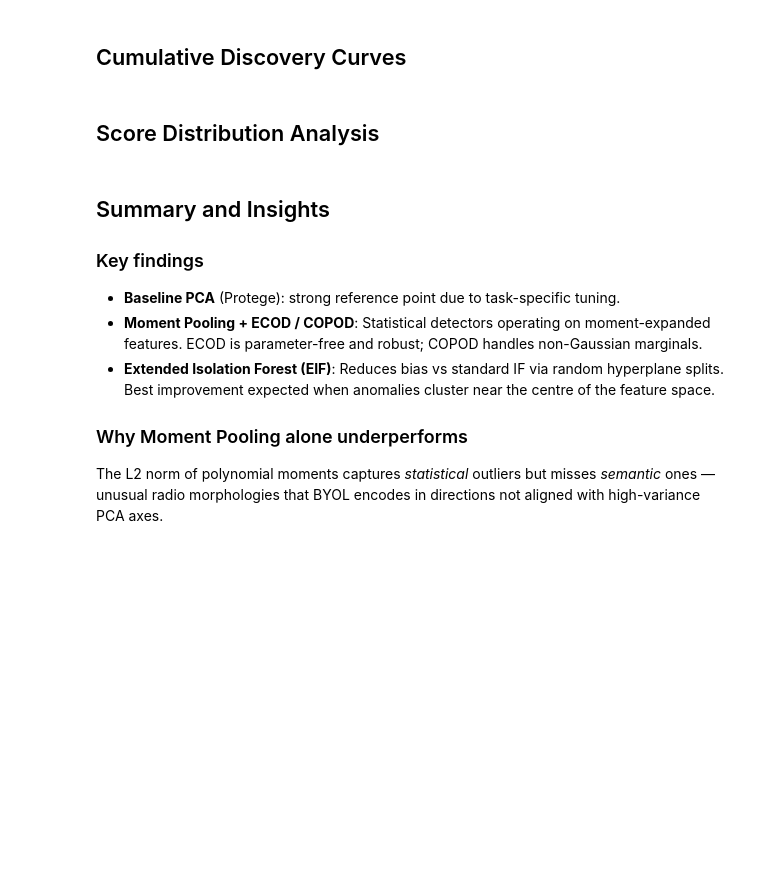
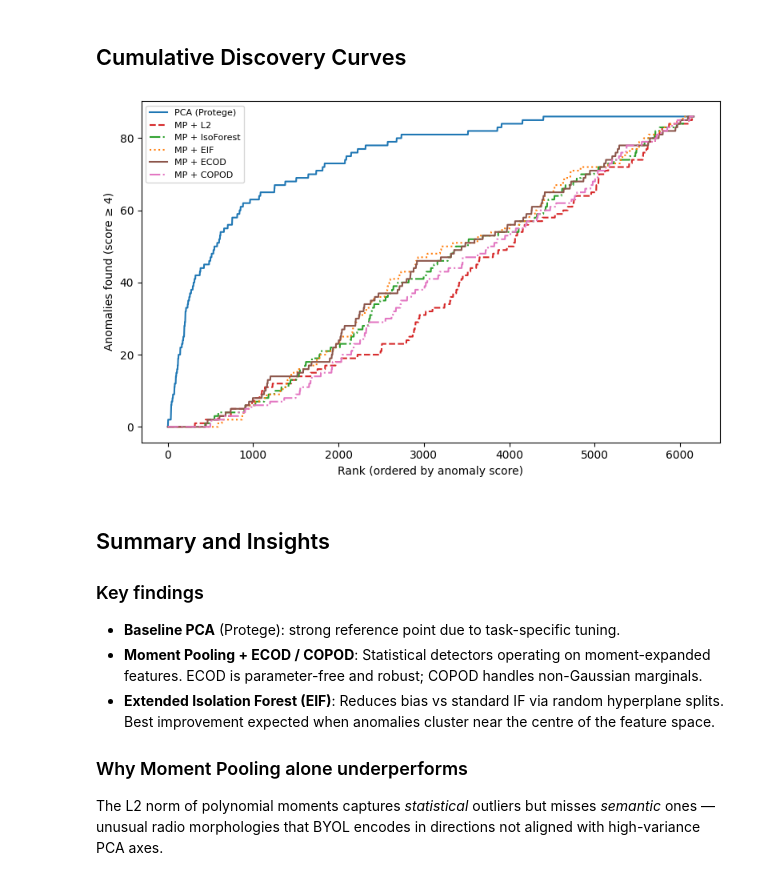
Before and after one commit to MioraRandrianasy/MGCLS_Moment_pooling_vs_PCA, a Jupyter notebook: scripts/evaluation.ipynb, the cells around one changed output. Cells and saved outputs as stored; diff of their text form; code cells hidden in the pictures; blank space fills up the shorter version.

```diff
--- a/scripts/evaluation.ipynb
+++ b/scripts/evaluation.ipynb
@@ -201,7 +249,6 @@ all_methods = {
     "PCA (Protege)": pca_scores,
     "MP + L2": mp_l2_scores,
     "MP + IsoForest": mp_iso_scores,
-    "PCA + IsoForest": pca_iso_scores,
     "MP + EIF": mp_eif_scores,
     "MP + ECOD": mp_ecod_scores,
     "MP + COPOD": mp_copod_scores,
@@ -223,42 +279,32 @@ display(df_results.sort_values("ROC-AUC (4-5)", ascending=False))
 # %% [markdown]
 ## Cumulative Discovery Curves
 # %%
-fig, axes = plt.subplots(1, 2, figsize=(14, 5))
+fig, ax = plt.subplots(figsize=(8, 5))
 
-colors = ['#1f77b4', '#d62728', '#2ca02c', '#ff7f0e', '#9467bd', '#8c564b', '#e377c2']
-linestyles = ['-', '--', '-.', ':', '-', '--', '-.']
+colors = ['#1f77b4', '#d62728', '#2ca02c', '#ff7f0e', '#8c564b', '#e377c2']
+linestyles = ['-', '--', '-.', ':', '-', '-.']
 
-ax = axes[0]
+# Plot methods
 for (name, scores), c, ls in zip(all_methods.items(), colors, linestyles):
     cum = cumulative_sum(scores, y_interesting)
     ax.plot(cum, label=name, color=c, linestyle=ls)
 
 # Random baseline
-n = len(y_interesting)
-n_anom = y_interesting.sum()
-ax.plot(np.linspace(0, n_anom, n), label='Random', color='gray', linestyle=':', linewidth=1)
+#n = len(y_interesting)
+#n_anom = y_interesting.sum()
+#ax.plot(np.linspace(0, n_anom, n),
+#        label='Random',
+#        color='gray',
+#        linestyle=':',
+#        linewidth=1)
 
+# Labels & styling
 ax.set_xlabel('Rank (ordered by anomaly score)')
 ax.set_ylabel('Anomalies found (score ≥ 4)')
-ax.set_title('Cumulative Anomaly Discovery')
+#ax.set_title('Cumulative Anomaly Discovery')
 ax.legend(fontsize=8)
-ax.grid(True, alpha=0.3)
-
-# Zoom into top-200
-ax2 = axes[1]
-for (name, scores), c, ls in zip(all_methods.items(), colors, linestyles):
-    cum = cumulative_sum(scores, y_interesting)
-    ax2.plot(cum[:200], label=name, color=c, linestyle=ls)
-ax2.plot(np.linspace(0, min(n_anom, 200 * n_anom / n), 200), label='Random', color='gray', linestyle=':', linewidth=1)
-ax2.axvline(100, color='black', linestyle='--', alpha=0.4, label='k=100')
-ax2.set_xlabel('Rank (top 200)')
-ax2.set_ylabel('Anomalies found')
-ax2.set_title('Cumulative Discovery — Top 200 (zoomed)')
-ax2.legend(fontsize=8)
-ax2.grid(True, alpha=0.3)
 
 plt.tight_layout()
-plt.savefig('discovery_curves.png', dpi=150, bbox_inches='tight')
 plt.show()
+# %% [output]
+[figure, added]
-# %% [markdown]
-## Score Distribution Analysis
```
Also changed, not shown: parts of 53 cells of this notebook, 2 other files.
